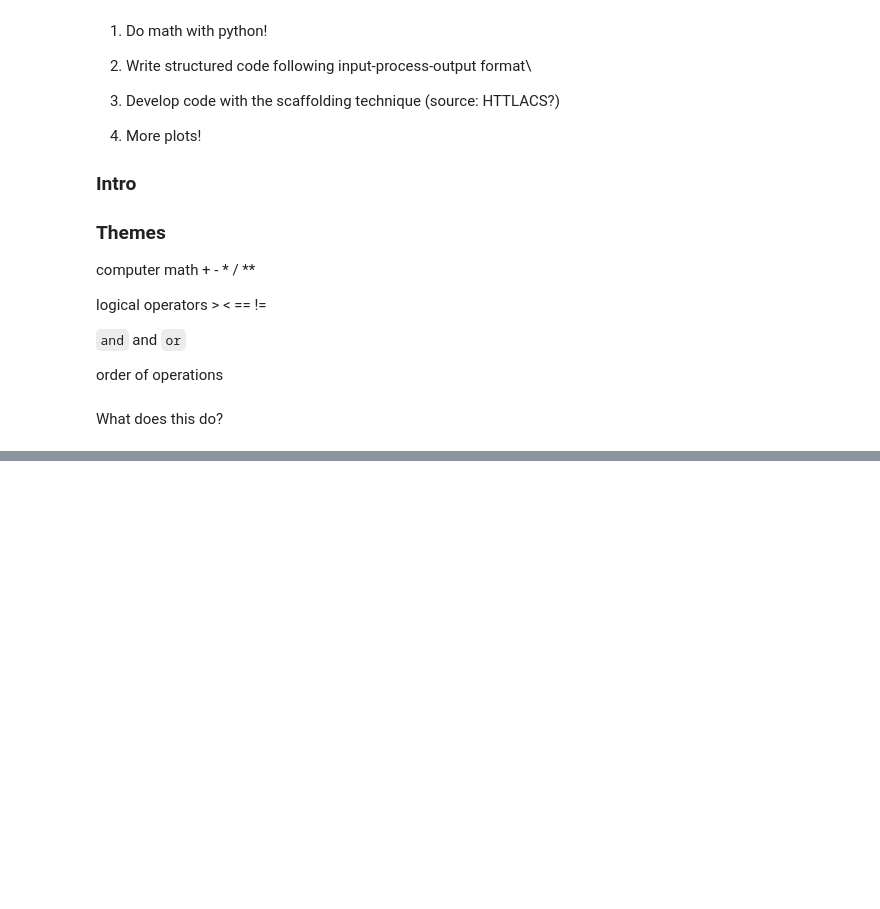
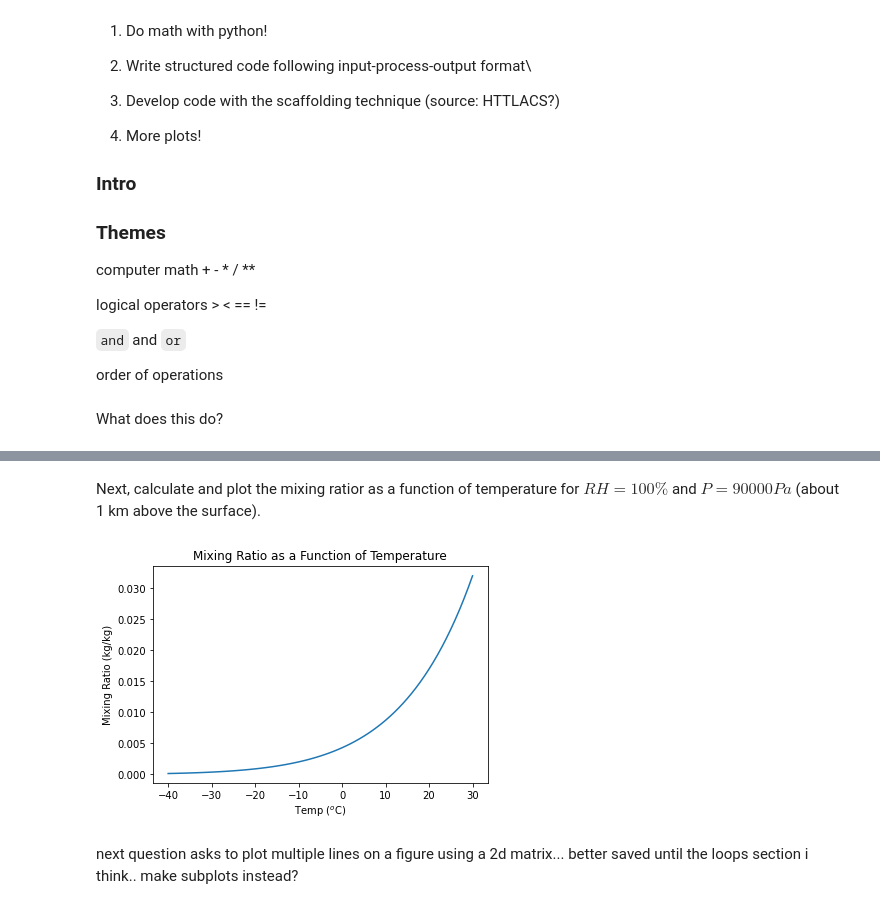
Before and after one commit to AndrewLoeppky/eosc211_students, a Jupyter notebook: e211_python_2021/wk04/lab_wk4/lab_wk4.ipynb, the cells around one changed output, grey strips where cells are left out. Drawn from its saved outputs; the diff is of its cells as text; code cells hidden in the pictures; blank space fills up the shorter version.

```diff
--- a/e211_python_2021/wk04/lab_wk4/lab_wk4.ipynb
+++ b/e211_python_2021/wk04/lab_wk4/lab_wk4.ipynb
@@ -111,0 +197,21 @@ Also, It is useful to separate the parts by white space, and liberally comment y
+# %% [markdown]
+Next, calculate and plot the mixing ratior as a function of temperature for $RH= 100\%$ and $P= 90000Pa$ (about 1 km above the surface).
+# %%
+# input
+RH = 100  # %
+pres = 90000  # Pa
+
+# calculations
+e_x = esat * RH / 100  # eqn 2
+mixrat = epsilon * e_x / (pres - e_x)  # eqn 3
+
+# output
+fix, ax = plt.subplots()
+ax.plot(Tc, mixrat)
+ax.set_xlabel("Temp ($^o$C)")
+ax.set_ylabel("Mixing Ratio (kg/kg)")
+ax.set_title("Mixing Ratio as a Function of Temperature");
+# %% [output]
+[figure, added]
+# %% [markdown]
+next question asks to plot multiple lines on a figure using a 2d matrix... better saved until the loops section i think.. make subplots instead?
```
Also changed, not shown: parts of 14 cells of this notebook, 2 other files.
